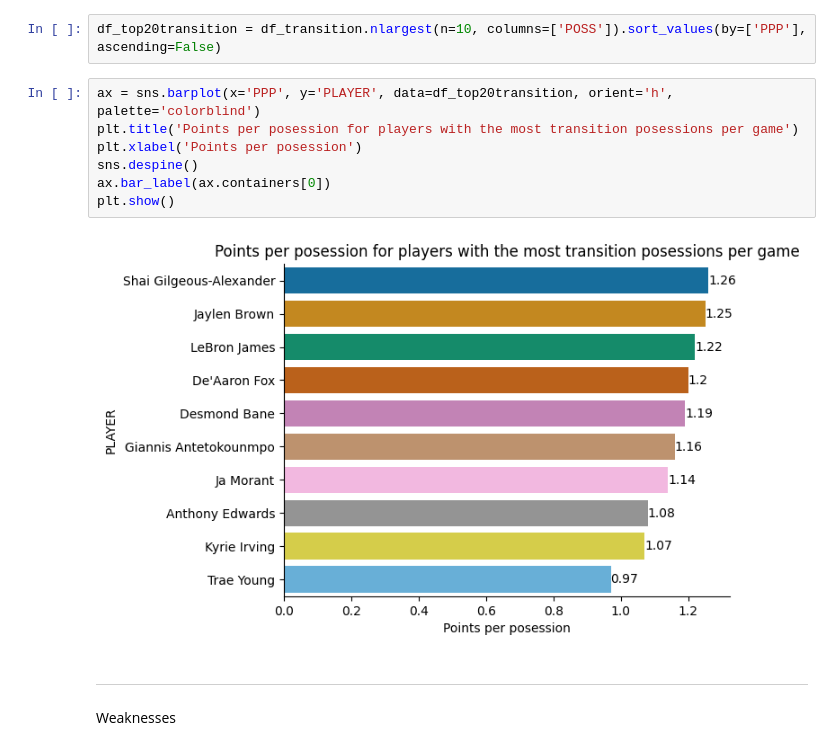
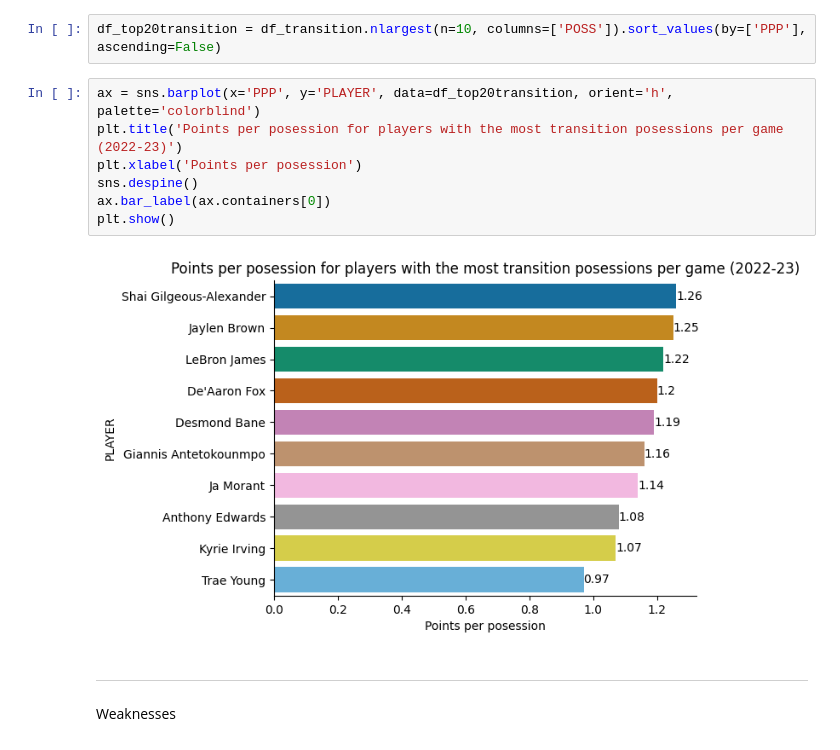
Before and after one commit to namhyk/jb-analysis, a Jupyter notebook: jaylen_brown.ipynb, the cells around one changed output. Saved outputs shown, nothing was run; the diff lists cells and outputs as text.

Commit message:
Edit notebook and report
Added season to chart title in notebook
Updated report to add limitations, data source, and replace chart

```diff
--- a/jaylen_brown.ipynb
+++ b/jaylen_brown.ipynb
@@ -184,13 +184,13 @@ Transition
 df_top20transition = df_transition.nlargest(n=10, columns=['POSS']).sort_values(by=['PPP'], ascending=False)
 # %%
 ax = sns.barplot(x='PPP', y='PLAYER', data=df_top20transition, orient='h', palette='colorblind')
-plt.title('Points per posession for players with the most transition posessions per game')
+plt.title('Points per posession for players with the most transition posessions per game (2022-23)')
 plt.xlabel('Points per posession')
 sns.despine()
 ax.bar_label(ax.containers[0])
 plt.show()
 # %% [output]
-[figure, old version]
+[figure, new version]
 # %% [markdown]
 ---
 Weaknesses
```
Also changed, not shown: 2 other files.
